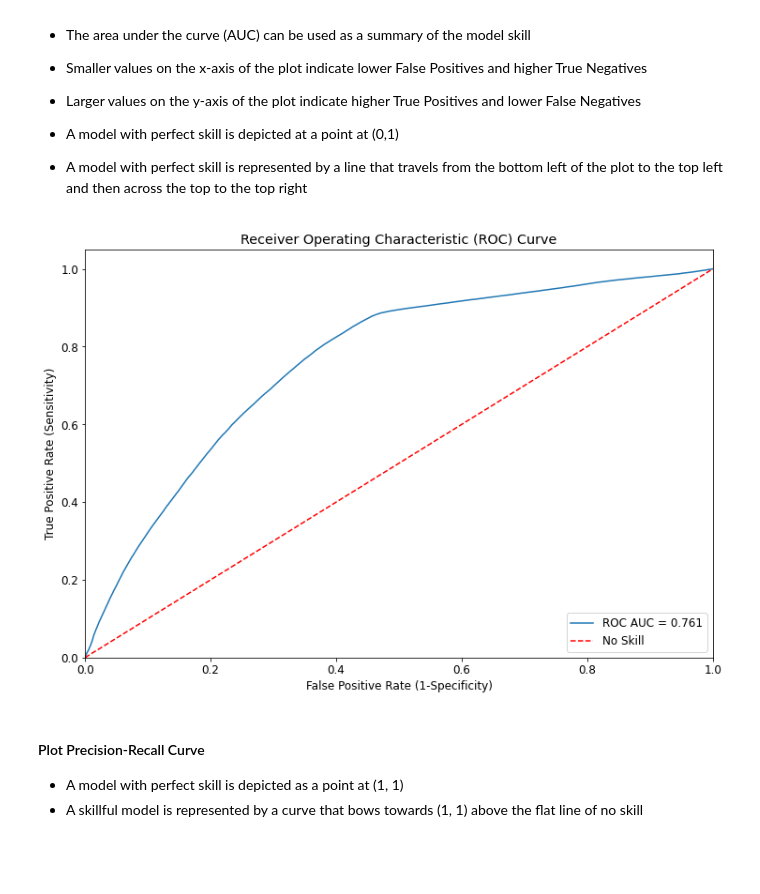
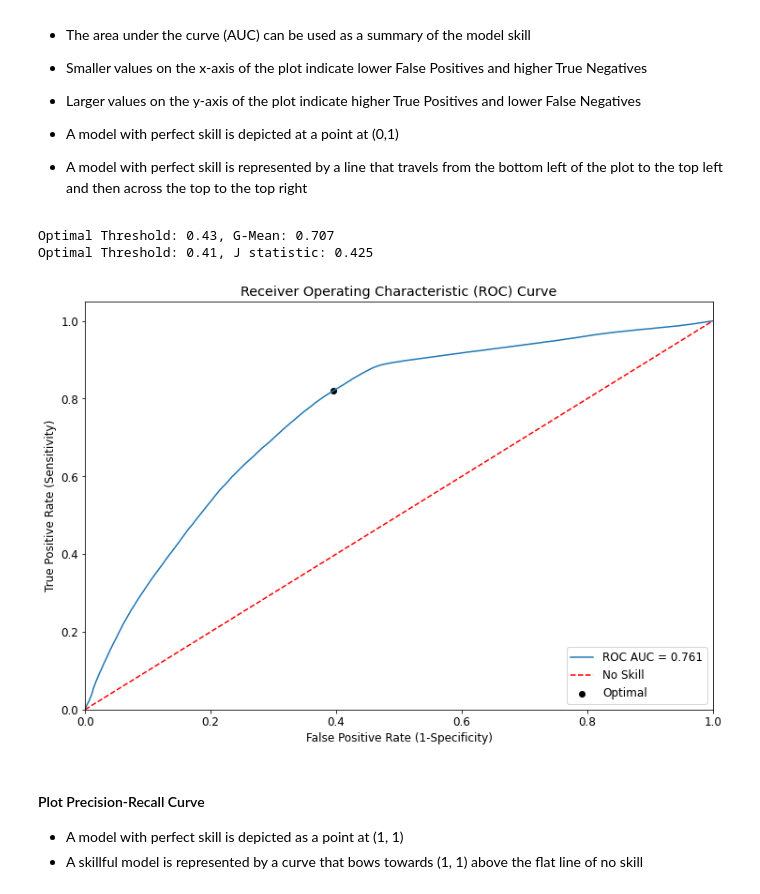
Before and after one commit to tweichle/Classifying-Criminal-Offenses, a Jupyter notebook: Chicago Crime Project.ipynb, the cells around one changed output. Saved outputs shown, nothing was run; the diff lists cells and outputs as text; code cells hidden in the pictures; blank space fills up the shorter version.

```diff
--- a/Chicago Crime Project.ipynb
+++ b/Chicago Crime Project.ipynb
@@ -3376,11 +3388,0 @@ pd.DataFrame([name, coef], index=['Name', 'Coefficient']).transpose()
-# %%
-# Probability calibration with isotonic regression or sigmoid
-# Note: base_estimator: the classifier whose output decision function needs to be calibrated to
-#                       offer more accurate predict_proba outputs
-#       method: method to use for calibration; 'sigmoid' or 'isotonic'; 'sigmoid' corresponds to Platt's method;
-#               'isotonic' is a non-parametric approach; not advised to use isotonic with too few calibration samples
-#       cv: determines the cross-validation splitting strategy
-calibrated_linearsvc_clf = CalibratedClassifierCV(base_estimator=linearsvc_clf, method='sigmoid', cv=5)
-
-# Fit the calibrated model
-calibrated_linearsvc_clf.fit(X_train, y_train)
@@ -3423,9 +3452,9 @@ Brier Skill Score = 0.204
 # %% [markdown]
 #### Optimize model using grid-search with cross-validation
 # %%
-# Create the parameter grid
-parameters = {'penalty': ('l1', 'l2'),
-              'C': [0.01, 0.1, 1.0, 10, 100]}
+# Define the parameter grid for hyperparameter tuning
+parameters = {'classifier__base_estimator__penalty': ['l1', 'l2'],
+              'classifier__base_estimator__C': [0.01, 0.1, 1.0, 10, 100]}
 
 pprint(parameters)
 # %% [output]
@@ -3448,9 +3469,9 @@ linearsvc_clf = LinearSVC(dual=False, random_state=46)
 #       n_jobs: number of jobs to run in parallel; if -1, then the number of jobs is set to the number of cores
 #       cv: number of folds in k-fold cross-validation
 #       return_train_score: if False, the cv_results_ attribute will not include training scores
-linearsvc_clf_grid = GridSearchCV(estimator=linearsvc_clf, param_grid=parameters, scoring='roc_auc',
-                                  n_jobs=-1, cv=5, return_train_score=True)
+grid_search = GridSearchCV(estimator=pipeline, param_grid=parameters, scoring='roc_auc',
+                           n_jobs=-1, cv=5, return_train_score=True)
 search_time_start = time.time()
-linearsvc_clf_grid.fit(X_train, y_train)
+grid_search.fit(X_train, y_train)
 print('Grid search time:', int((time.time() - search_time_start)/60), 'mins')
 # %% [output]
@@ -3523,8 +3529,8 @@ CalibratedClassifierCV(base_estimator=LinearSVC(C=100, class_weight=None,
 #### Prediction using Linear SVC and Cross-Validation
 # %%
 model_type_text='Linear SVC Model and Cross-Validation'
-y_pred_class_calibrated_linearsvc_clf_grid, y_pred_prob_calibrated_linearsvc_clf_grid = prediction(X_test, calibrated_linearsvc_clf_grid, model_type_text)
-eval_metrics(y_test, y_pred_class_calibrated_linearsvc_clf_grid, y_pred_prob_calibrated_linearsvc_clf_grid, calibrated_linearsvc_clf_grid)
+y_pred_class_grid_search, y_pred_prob_grid_search = prediction(X_test, grid_search.best_estimator_, model_type_text)
+eval_metrics(y_test, y_pred_class_grid_search, y_pred_prob_grid_search, grid_search.best_estimator_)
 # %% [output]
 Results Using Linear SVC Model and Cross-Validation:
 Predicted values:
@@ -3554,9 +3560,11 @@ Brier Skill Score = 0.204
 - A model with perfect skill is depicted at a point at (0,1)
 - A model with perfect skill is represented by a line that travels from the bottom left of the plot to the top left and then across the top to the top right
 # %%
-plot_roc_curve(y_test, y_pred_prob_calibrated_linearsvc_clf_grid)
+plot_roc_curve(y_test, y_pred_prob_grid_search)
 # %% [output]
+Optimal Threshold: 0.43, G-Mean: 0.707
+Optimal Threshold: 0.41, J statistic: 0.425
-[figure, old version]
+[figure, new version]
 # %% [markdown]
 #### Plot Precision-Recall Curve
 - A model with perfect skill is depicted as a point at (1, 1)
```
Also changed, not shown: parts of 196 cells of this notebook.
